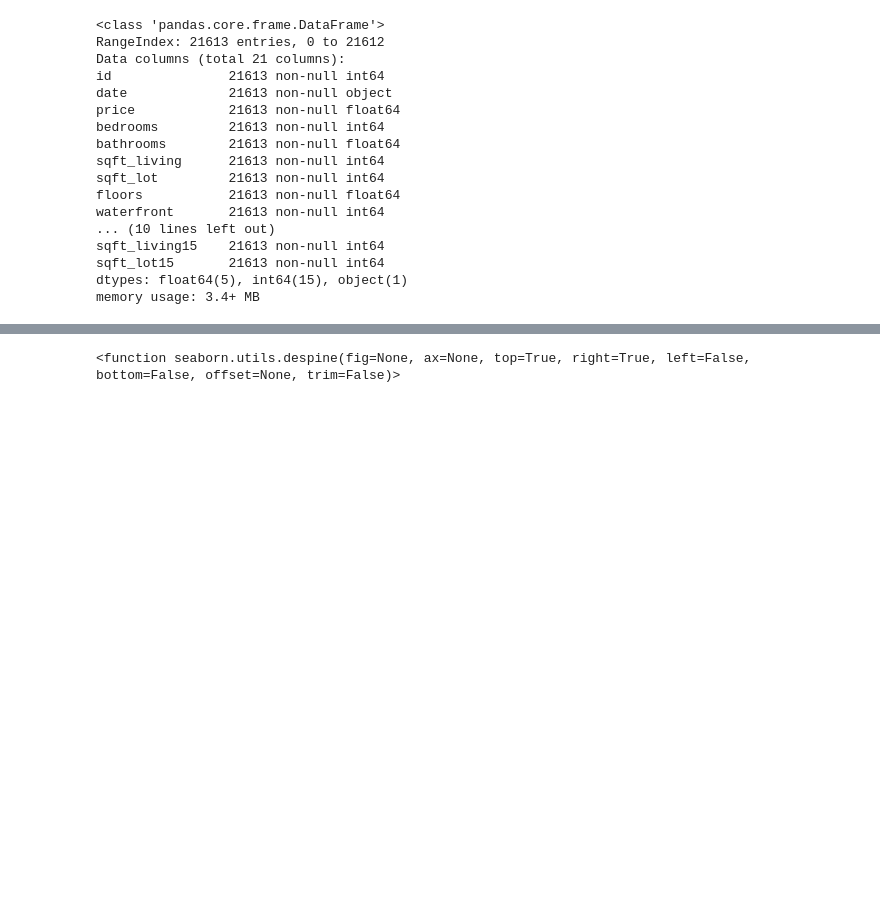
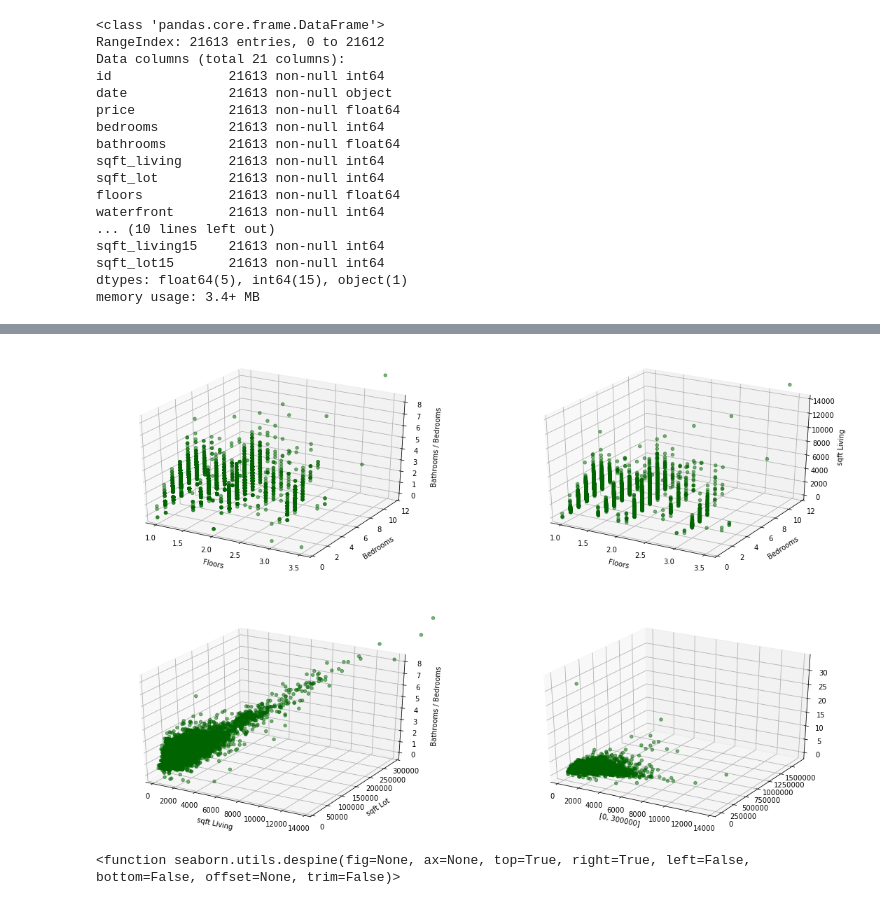
Before and after one commit to H-JEMAI/Hatem-JEMAI, a Jupyter notebook: CHECK POINT3_regr_model-Copy3.ipynb, the cells around one changed output, grey strips where cells are left out. Drawn from its saved outputs; the diff is of its cells as text; code cells hidden in the pictures; blank space fills up the shorter version.

```diff
--- a/CHECK POINT3_regr_model-Copy3.ipynb
+++ b/CHECK POINT3_regr_model-Copy3.ipynb
@@ -77,3 +228,27 @@ data.head()
+# %%
+
+
+fig=plt.figure(figsize=(19,12.5))
+ax=fig.add_subplot(2,2,1, projection="3d")
+ax.scatter(data['floors'],data['bedrooms'],data['bathrooms'],c="darkgreen",alpha=.5)
+ax.set(xlabel='\nFloors',ylabel='\nBedrooms',zlabel='\nBathrooms / Bedrooms')
+ax.set(ylim=[0,12])
+
+ax=fig.add_subplot(2,2,2, projection="3d")
+ax.scatter(data['floors'],data['bedrooms'],data['sqft_living'],c="darkgreen",alpha=.5)
+ax.set(xlabel='\nFloors',ylabel='\nBedrooms',zlabel='\nsqft Living')
+ax.set(ylim=[0,12])
+
+ax=fig.add_subplot(2,2,3, projection="3d")
+ax.scatter(data['sqft_living'],data['sqft_lot'],data['bathrooms'],c="darkgreen",alpha=.5)
+ax.set(xlabel='\n sqft Living',ylabel='\nsqft Lot',zlabel='\nBathrooms / Bedrooms')
+ax.set(ylim=[0,300000])
+
+ax=fig.add_subplot(2,2,4, projection="3d")
+ax.scatter(data['sqft_living'],data['sqft_lot'],data['bedrooms'],c="darkgreen",alpha=.5)
+ax.set(xlabel= [0,300000]);
+# %% [output]
+[figure, added]
 # %%
 data['bedrooms'].value_counts().plot(kind='bar')
 plt.title('number of Bedroom')
```
Also changed, not shown: parts of 89 cells of this notebook.
